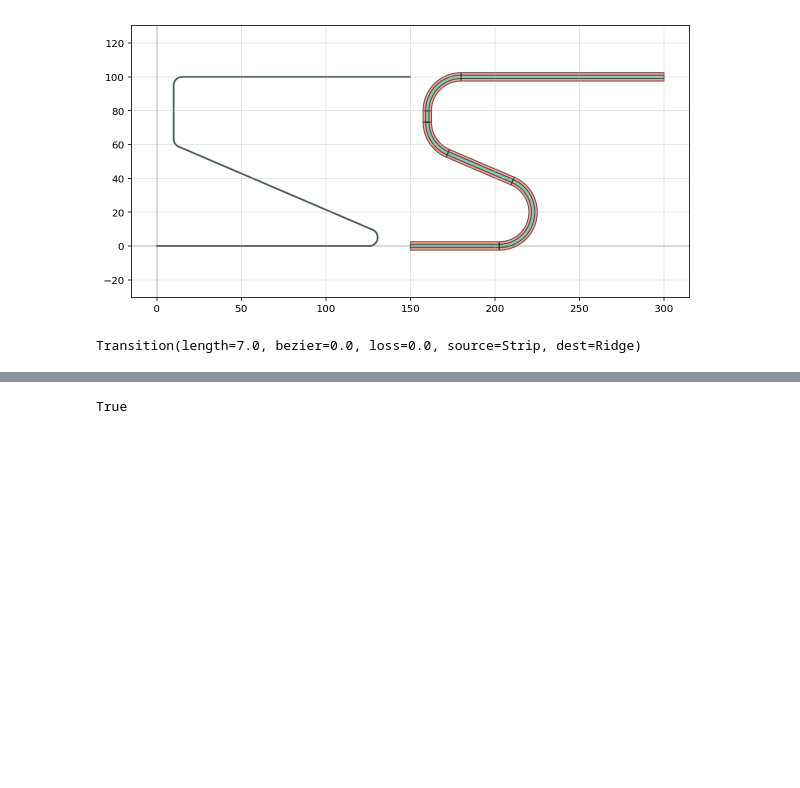
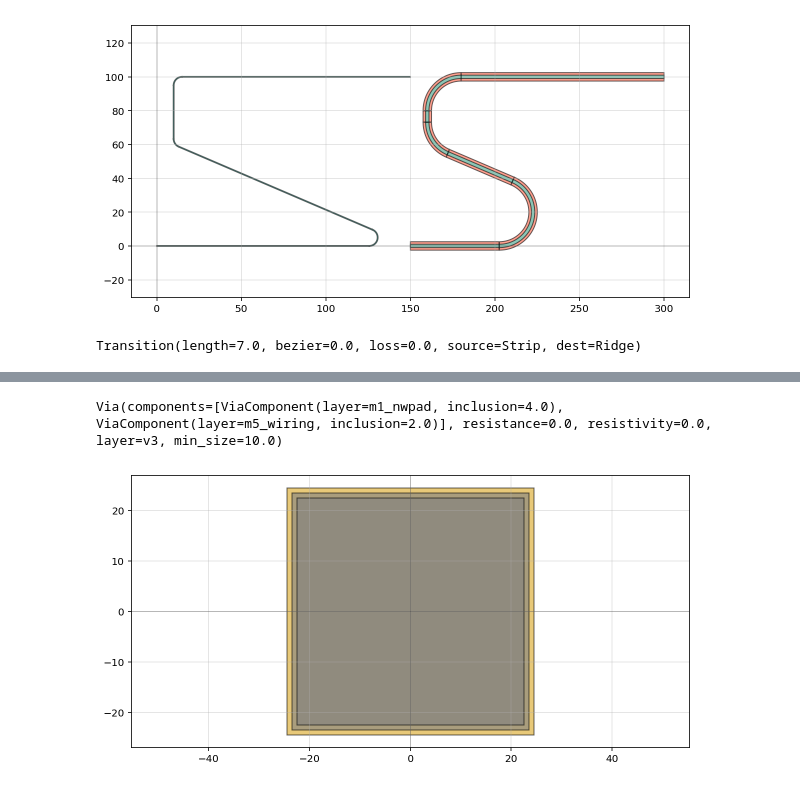
Before and after one commit to atait/phidl, a Jupyter notebook: notebooks/loading_technology.ipynb, the cells around one changed output, grey strips where cells are left out. Drawn from its saved outputs; the diff is of its cells as text; code cells hidden in the pictures; blank space fills up the shorter version.

```diff
--- a/notebooks/loading_technology.ipynb
+++ b/notebooks/loading_technology.ipynb
@@ -124,4 +139,8 @@ KeyError: 'Layer name Strip not present in the layer set.'
-# %%
-tech.wgXSection('Strip') is tech.wgXSection('Strip')
-# %% [output]
-True
+# %%
+print(tech.vias())
+bp = tech.vias('NW Pad to Wiring')
+qp(bp.cell(size=45))
+print(bp)
+# %% [output]
+Via(components=[ViaComponent(layer=m1_nwpad, inclusion=4.0), ViaComponent(layer=m5_wiring, inclusion=2.0)], resistance=0.0, resistivity=0.0, layer=v3, min_size=10.0)
+[figure, added]
```
Also changed, not shown: parts of 11 cells of this notebook, 1 other file.
